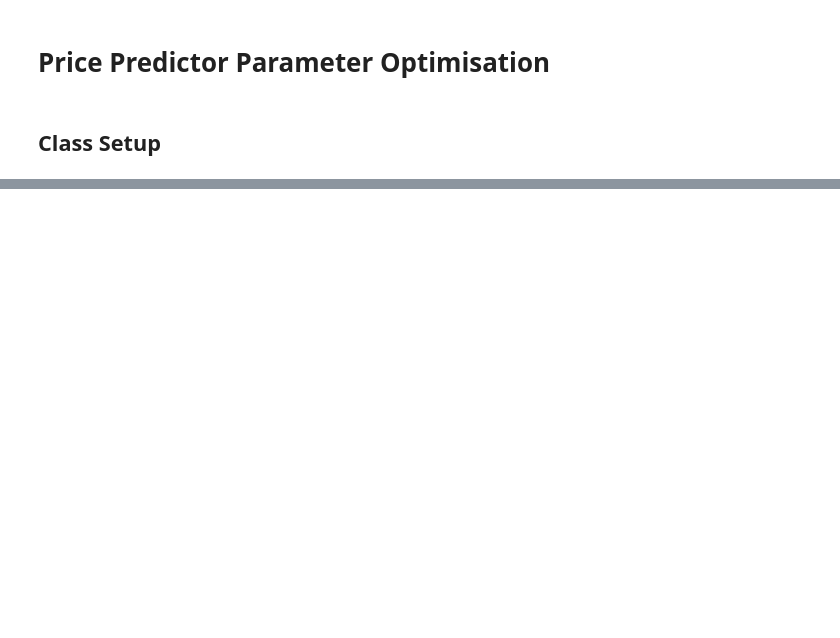
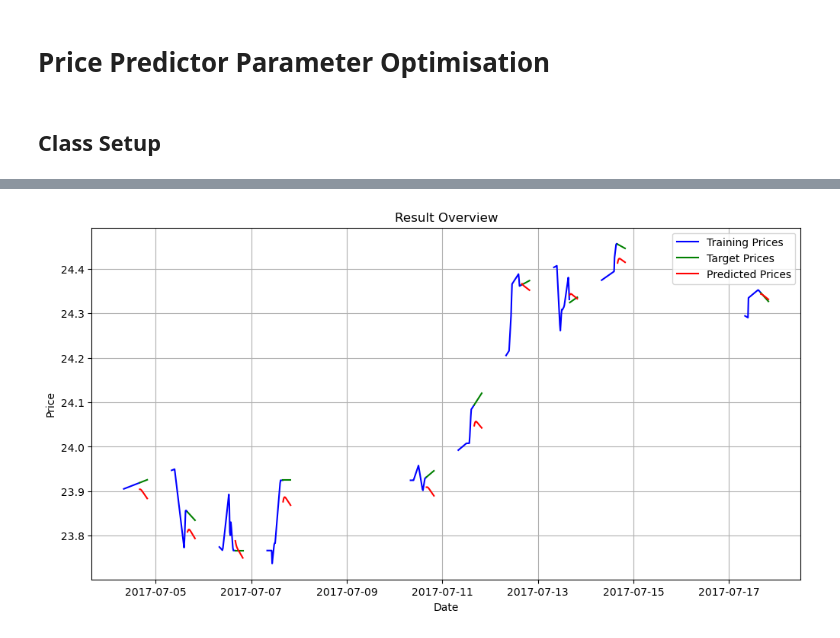
Before and after one commit to paulruesing/hybrid-rl-index-trading, a Jupyter notebook: notebooks/predictor_parametrisation.ipynb, the cells around one changed output, grey strips where cells are left out. Cells and saved outputs as stored; diff of their text form; code cells hidden in the pictures; blank space fills up the shorter version.

```diff
--- a/notebooks/predictor_parametrisation.ipynb
+++ b/notebooks/predictor_parametrisation.ipynb
@@ -170,0 +863,4 @@ class LSTMPredictor:
+# %%
+predictor_a2_1.plot_prediction_overview('training', (0,10))
+# %% [output]
+[figure, added]
```
Also changed, not shown: parts of 9 cells of this notebook.
